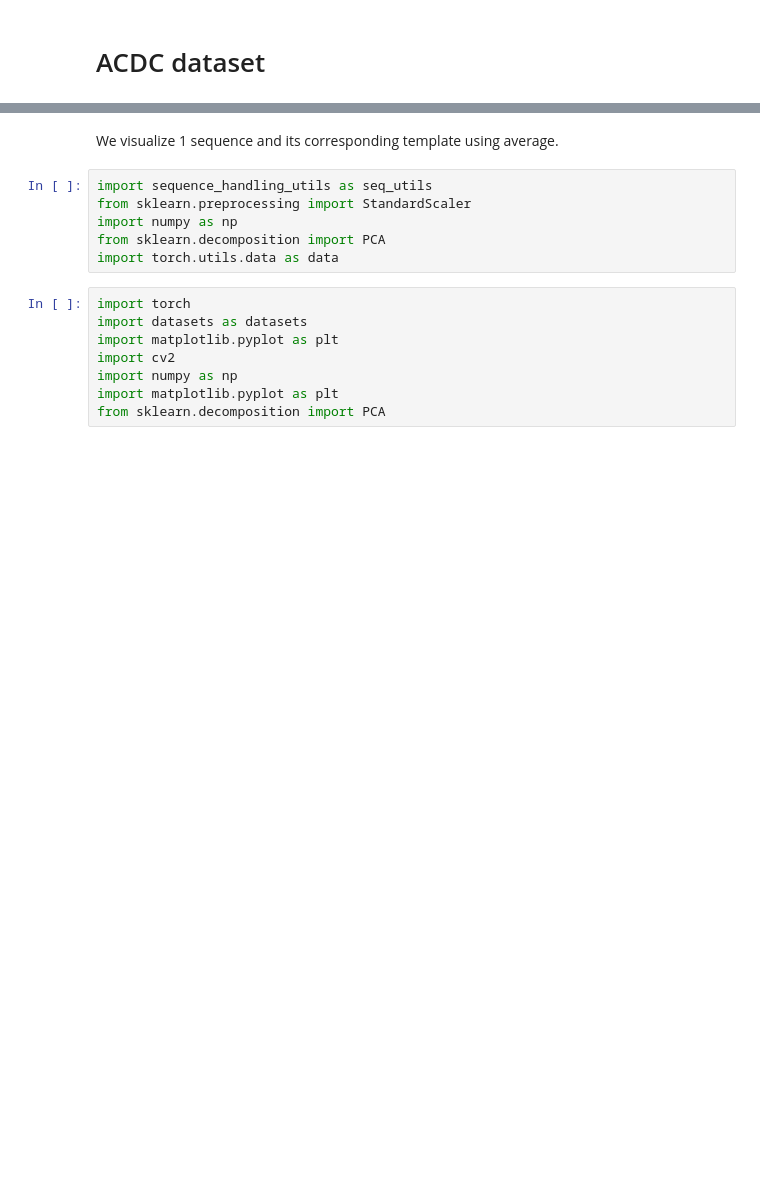
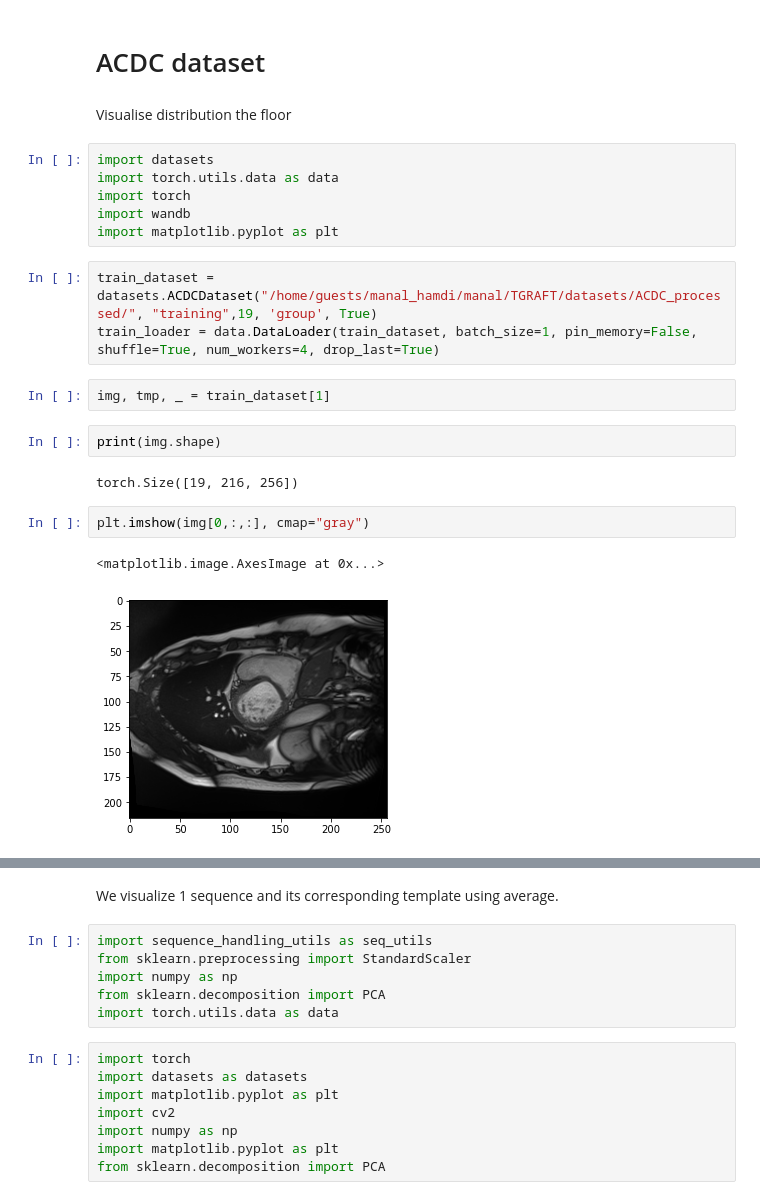
Before and after one commit to ManalHamdi/RAFT, a Jupyter notebook: core/DataVisualisation.ipynb, the cells around one changed output, grey strips where cells are left out. Drawn from its saved outputs; the diff is of its cells as text; blank space fills up the shorter version.

```diff
--- a/core/DataVisualisation.ipynb
+++ b/core/DataVisualisation.ipynb
@@ -1,2 +1,24 @@
 # %% [markdown]
 # ACDC dataset
+# %% [markdown]
+Visualise distribution the floor
+# %%
+import datasets
+import torch.utils.data as data
+import torch
+import wandb
+import matplotlib.pyplot as plt
+# %%
+train_dataset = datasets.ACDCDataset("/home/guests/manal_hamdi/manal/TGRAFT/datasets/ACDC_processed/", "training",19, 'group', True)
+train_loader = data.DataLoader(train_dataset, batch_size=1, pin_memory=False, shuffle=True, num_workers=4, drop_last=True)
+# %%
+img, tmp, _ = train_dataset[1]
+# %%
+print(img.shape)
+# %% [output]
+torch.Size([19, 216, 256])
+# %%
+plt.imshow(img[0,:,:], cmap="gray")
+# %% [output]
+<matplotlib.image.AxesImage at 0x...>
+[figure, added]
```
Also changed, not shown: parts of 7 cells of this notebook, 6 other files.
